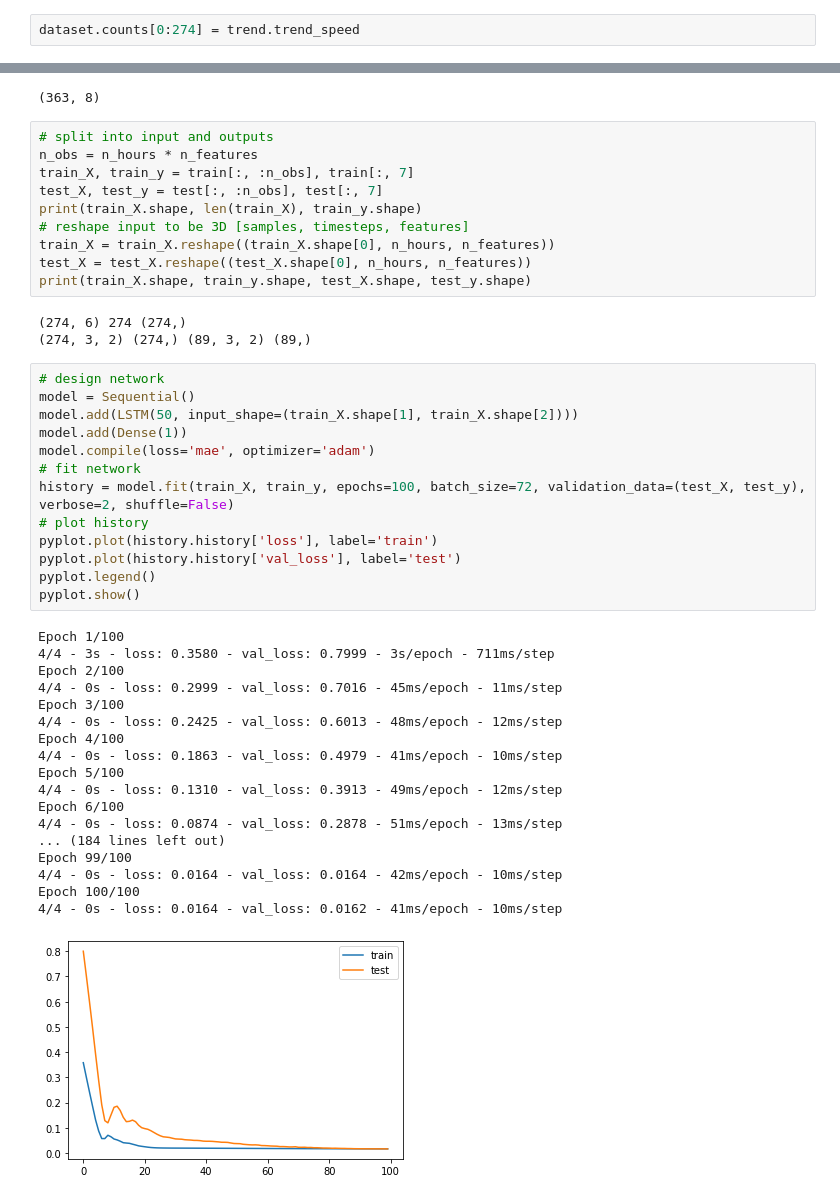
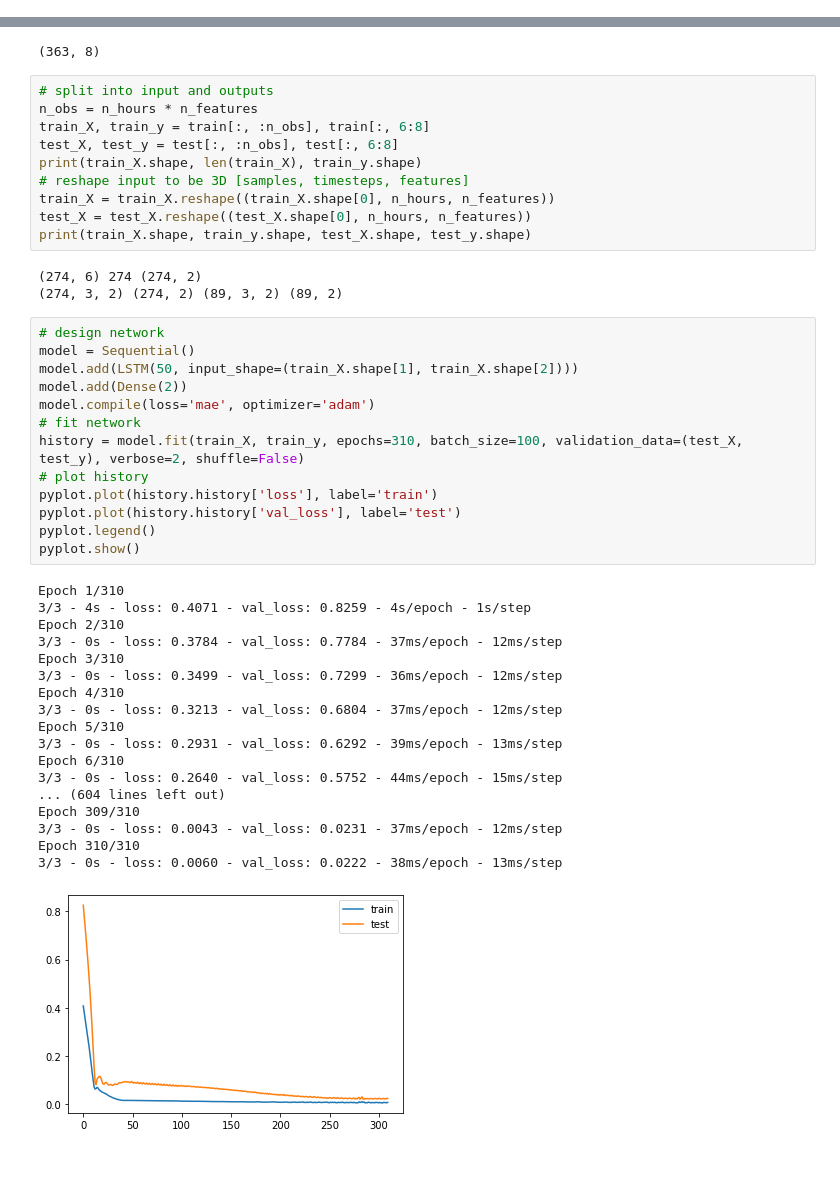
Before and after one commit to TranafLee/VDT2022-MiniProject-Stage1, a Jupyter notebook: src/7-multivariateLSTM.ipynb, the cells around one changed output, grey strips where cells are left out. Saved outputs shown, nothing was run; the diff lists cells and outputs as text; blank space fills up the shorter version.

```diff
--- a/src/7-multivariateLSTM.ipynb
+++ b/src/7-multivariateLSTM.ipynb
@@ -103,2 +99,0 @@ trend.head(5)
-# %%
-dataset.counts[0:274] = trend.trend_speed
@@ -140,45 +119,45 @@ test = values[n_train:, :]
 # %%
 # split into input and outputs
 n_obs = n_hours * n_features
-train_X, train_y = train[:, :n_obs], train[:, 7]
-test_X, test_y = test[:, :n_obs], test[:, 7]
+train_X, train_y = train[:, :n_obs], train[:, 6:8]
+test_X, test_y = test[:, :n_obs], test[:, 6:8]
 print(train_X.shape, len(train_X), train_y.shape)
 # reshape input to be 3D [samples, timesteps, features]
 train_X = train_X.reshape((train_X.shape[0], n_hours, n_features))
 test_X = test_X.reshape((test_X.shape[0], n_hours, n_features))
 print(train_X.shape, train_y.shape, test_X.shape, test_y.shape)
 # %% [output]
-(274, 6) 274 (274,)
-(274, 3, 2) (274,) (89, 3, 2) (89,)
+(274, 6) 274 (274, 2)
+(274, 3, 2) (274, 2) (89, 3, 2) (89, 2)
 # %%
 # design network
 model = Sequential()
 model.add(LSTM(50, input_shape=(train_X.shape[1], train_X.shape[2])))
-model.add(Dense(1))
+model.add(Dense(2))
 model.compile(loss='mae', optimizer='adam')
 # fit network
-history = model.fit(train_X, train_y, epochs=100, batch_size=72, validation_data=(test_X, test_y), verbose=2, shuffle=False)
+history = model.fit(train_X, train_y, epochs=310, batch_size=100, validation_data=(test_X, test_y), verbose=2, shuffle=False)
 # plot history
 pyplot.plot(history.history['loss'], label='train')
 pyplot.plot(history.history['val_loss'], label='test')
 pyplot.legend()
 pyplot.show()
 # %% [output]
-Epoch 1/100
-4/4 - 3s - loss: 0.3580 - val_loss: 0.7999 - 3s/epoch - 711ms/step
-Epoch 2/100
-4/4 - 0s - loss: 0.2999 - val_loss: 0.7016 - 45ms/epoch - 11ms/step
-Epoch 3/100
-4/4 - 0s - loss: 0.2425 - val_loss: 0.6013 - 48ms/epoch - 12ms/step
-Epoch 4/100
-4/4 - 0s - loss: 0.1863 - val_loss: 0.4979 - 41ms/epoch - 10ms/step
-Epoch 5/100
-4/4 - 0s - loss: 0.1310 - val_loss: 0.3913 - 49ms/epoch - 12ms/step
-Epoch 6/100
-4/4 - 0s - loss: 0.0874 - val_loss: 0.2878 - 51ms/epoch - 13ms/step
-... (184 lines left out)
-Epoch 99/100
-4/4 - 0s - loss: 0.0164 - val_loss: 0.0164 - 42ms/epoch - 10ms/step
-Epoch 100/100
-4/4 - 0s - loss: 0.0164 - val_loss: 0.0162 - 41ms/epoch - 10ms/step
+Epoch 1/310
+3/3 - 4s - loss: 0.4071 - val_loss: 0.8259 - 4s/epoch - 1s/step
+Epoch 2/310
+3/3 - 0s - loss: 0.3784 - val_loss: 0.7784 - 37ms/epoch - 12ms/step
+Epoch 3/310
+3/3 - 0s - loss: 0.3499 - val_loss: 0.7299 - 36ms/epoch - 12ms/step
+Epoch 4/310
+3/3 - 0s - loss: 0.3213 - val_loss: 0.6804 - 37ms/epoch - 12ms/step
+Epoch 5/310
+3/3 - 0s - loss: 0.2931 - val_loss: 0.6292 - 39ms/epoch - 13ms/step
+Epoch 6/310
+3/3 - 0s - loss: 0.2640 - val_loss: 0.5752 - 44ms/epoch - 15ms/step
+... (604 lines left out)
+Epoch 309/310
+3/3 - 0s - loss: 0.0043 - val_loss: 0.0231 - 37ms/epoch - 12ms/step
+Epoch 310/310
+3/3 - 0s - loss: 0.0060 - val_loss: 0.0222 - 38ms/epoch - 13ms/step
-[figure, old version]
+[figure, new version]
```
Also changed, not shown: parts of 15 cells of this notebook, 14 other files.
